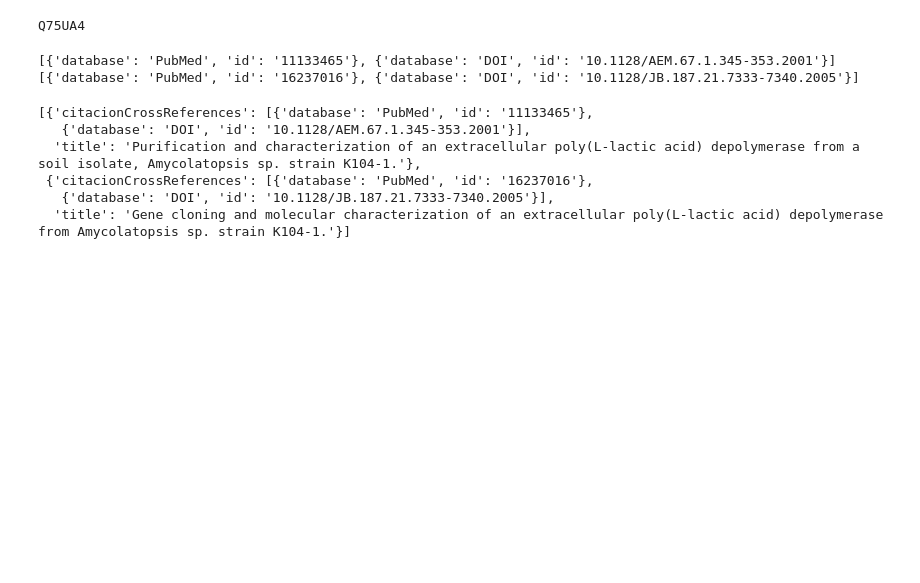
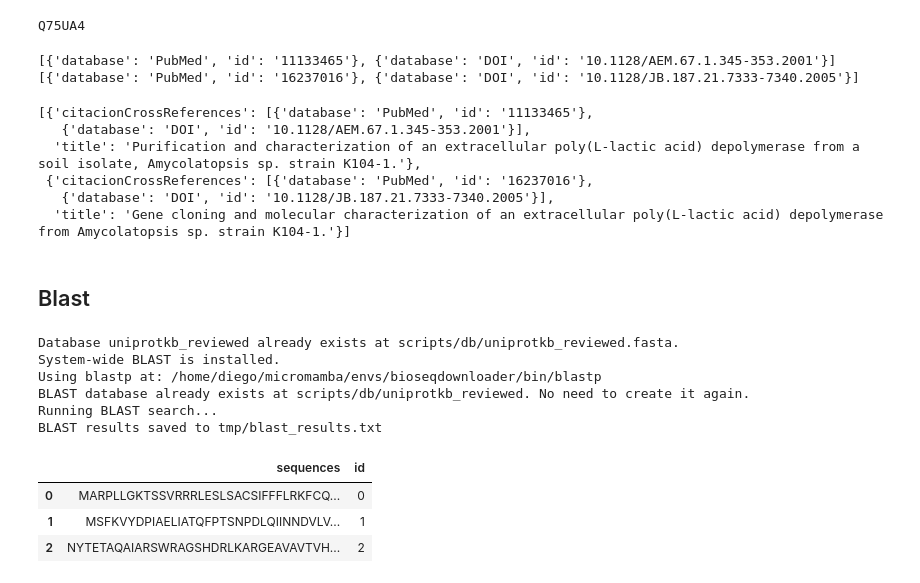
Before and after one commit to ProteinEngineering-PESB2/BioSeqDownloader, a Jupyter notebook: tests.ipynb, the cells around one changed output. Saved outputs shown, nothing was run; the diff lists cells and outputs as text; code cells hidden in the pictures; blank space fills up the shorter version.

```diff
--- a/tests.ipynb
+++ b/tests.ipynb
@@ -89,3 +89,5 @@ references_list
  {'citacionCrossReferences': [{'database': 'PubMed', 'id': '16237016'},
    {'database': 'DOI', 'id': '10.1128/JB.187.21.7333-7340.2005'}],
   'title': 'Gene cloning and molecular characterization of an extracellular poly(L-lactic acid) depolymerase from Amycolatopsis sp. strain K104-1.'}]
+# %% [markdown]
+## Blast
@@ -91,0 +280,31 @@ references_list
+# %%
+df = pd.read_csv("data/test.csv")
+sequences = df["sequences"].dropna().unique().tolist()
+
+download_uniprot_database("uniprotkb_reviewed", "fasta")
+
+blastp_path = check_blast()
+print(f"Using blastp at: {blastp_path}")
+
+make_blast_database("uniprotkb_reviewed", extension="fasta")
+
+run_blast(sequences, "uniprotkb_reviewed", blast_type="blastp", evalue=0.0001)
+
+results = parse_blast_results("tmp/blast_results.txt")
+
+# Convert to DataFrame
+sequences_df = pd.DataFrame(sequences, columns=["sequences"])
+sequences_df["id"] = sequences_df.index
+
+sequences_df
+# %% [output]
+Database uniprotkb_reviewed already exists at scripts/db/uniprotkb_reviewed.fasta.
+System-wide BLAST is installed.
+Using blastp at: /home/diego/micromamba/envs/bioseqdownloader/bin/blastp
+BLAST database already exists at scripts/db/uniprotkb_reviewed. No need to create it again.
+Running BLAST search...
+BLAST results saved to tmp/blast_results.txt
+|  | sequences | id |
+| 0 | MARPLLGKTSSVRRRLESLSACSIFFFLRKFCQ... | 0 |
+| 1 | MSFKVYDPIAELIATQFPTSNPDLQIINNDVLV... | 1 |
+| 2 | NYTETAQAIARSWRAGSHDRLKARGEAVAVTVH... | 2 |
```
Also changed, not shown: parts of 9 cells of this notebook, 10 other files.
